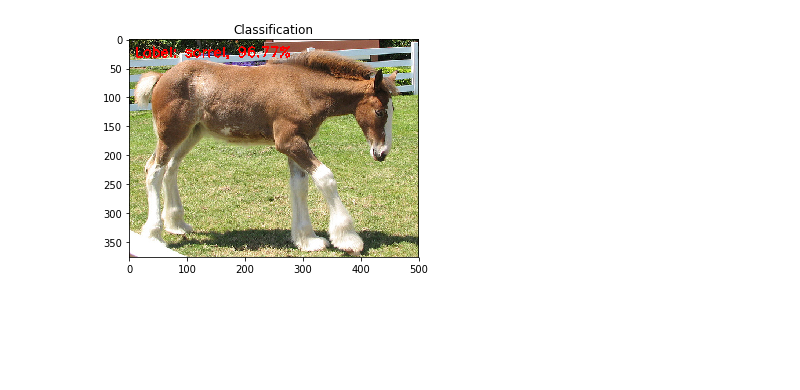
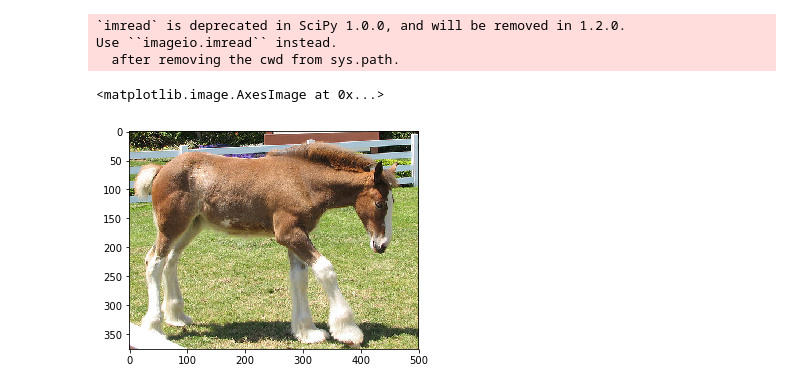
Before and after one commit to zhichao-li/tzoo, a Jupyter notebook: notebooks/part4/InferKerasResNet.ipynb, the cells around one changed output. Cells and saved outputs as stored; diff of their text form; code cells hidden in the pictures; blank space fills up the shorter version.

```diff
--- a/notebooks/part4/InferKerasResNet.ipynb
+++ b/notebooks/part4/InferKerasResNet.ipynb
@@ -86,19 +84,14 @@ Prediction for file:/Users/lizhichao/god/image-net/158516268_796c3e047d.jpg
     3. llama: 0.52%
     4. gazelle: 0.42%
     5. basenji: 0.23%
-# %%
-# load the image via OpenCV, draw the top prediction on the image,
-# and display the image to our screen
-import cv2
-from matplotlib import pyplot as plt
-
-orig = cv2.imread("158516268_796c3e047d.jpg")
-(imagenetID, label, prob) = P[0][0]
-cv2.putText(orig, "Label: {}, {:.2f}%".format(label, prob * 100),
-	(10, 30), cv2.FONT_HERSHEY_SIMPLEX, 0.8, (0, 0, 255), 2)
-
-plt.imshow(orig[:,:,::-1])
-plt.title('Classification')
-plt.show()
-# %% [output]
-[figure, removed]
+# %%
+%matplotlib inline
+from matplotlib.pyplot import imshow
+from scipy.misc import imread
+imshow(imread("/opt/bigdl/act/notebooks/part4/image-net/158516268_796c3e047d.jpg"))
+# %% [output]
+`imread` is deprecated in SciPy 1.0.0, and will be removed in 1.2.0.
+Use ``imageio.imread`` instead.
+  after removing the cwd from sys.path.
+<matplotlib.image.AxesImage at 0x...>
+[figure, added]
```
Also changed, not shown: parts of 2 cells of this notebook.
